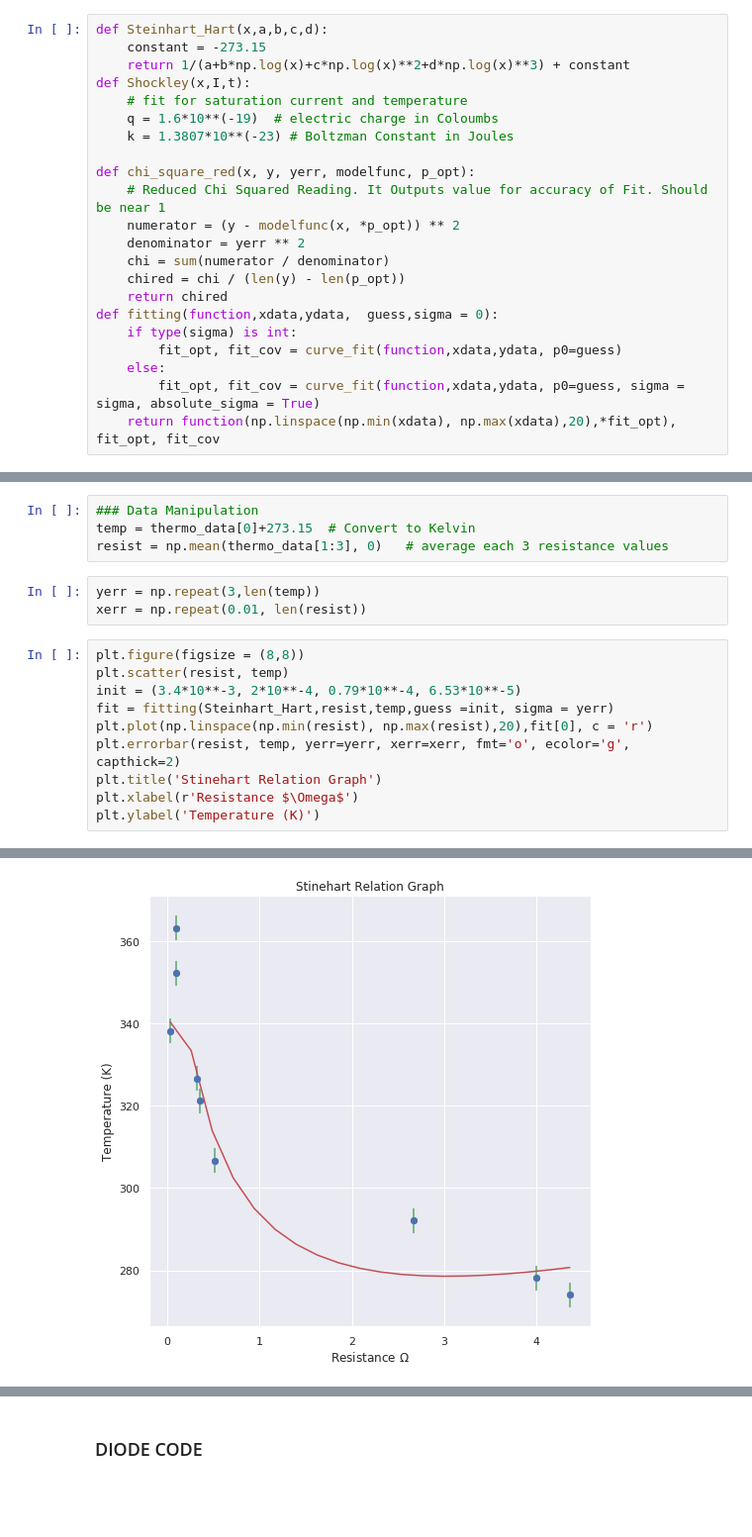
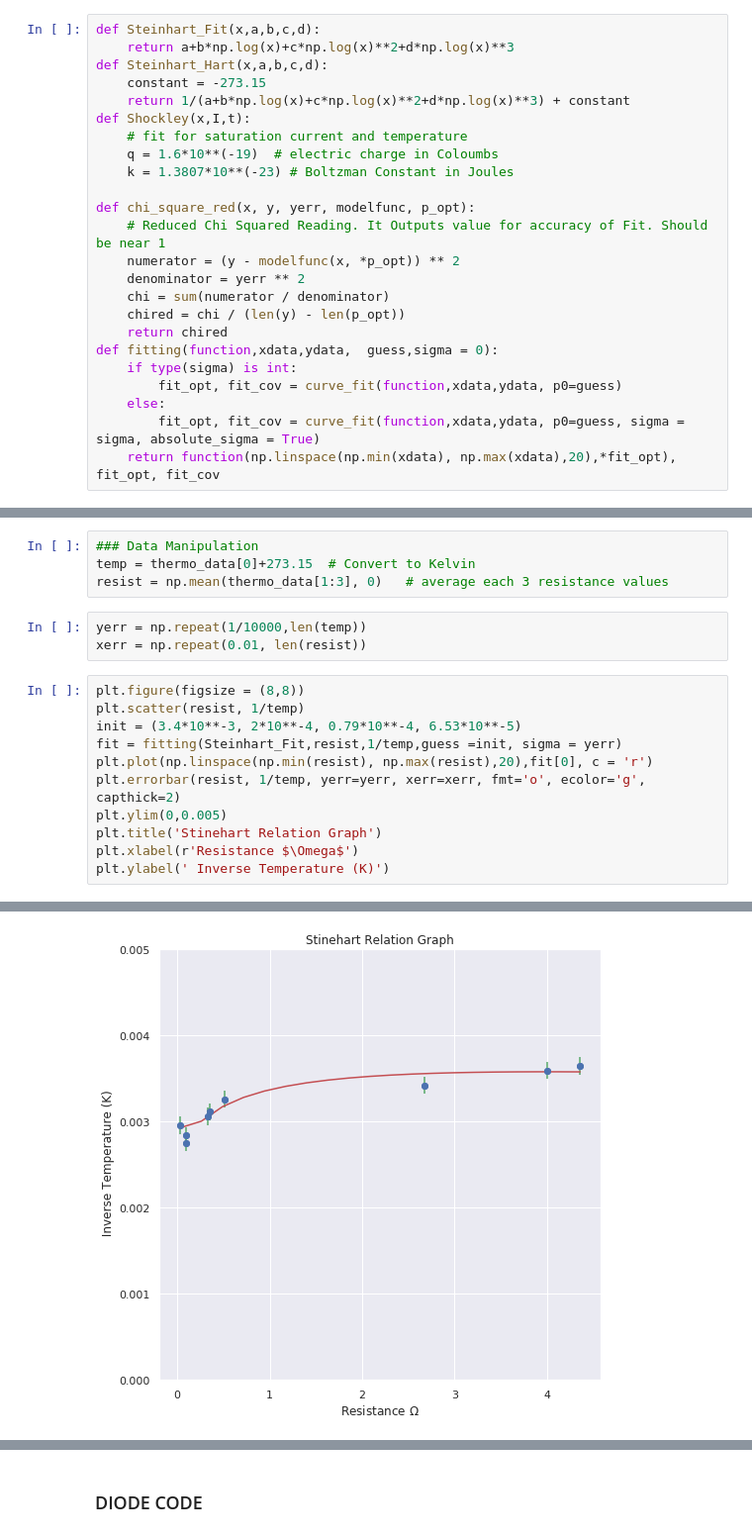
Before and after one commit to lessconfused/PHY324, a Jupyter notebook: Thermistor_Diode.ipynb, the cells around one changed output, grey strips where cells are left out. Shown: that part at 99% size. Saved outputs shown, nothing was run; the diff lists cells and outputs as text; blank space fills up the shorter version.

```diff
--- a/Thermistor_Diode.ipynb
+++ b/Thermistor_Diode.ipynb
@@ -6,6 +6,8 @@ from scipy.optimize import curve_fit
 import seaborn as sns
 sns.set()
 # %%
+def Steinhart_Fit(x,a,b,c,d):
+    return a+b*np.log(x)+c*np.log(x)**2+d*np.log(x)**3
 def Steinhart_Hart(x,a,b,c,d):
     constant = -273.15
     return 1/(a+b*np.log(x)+c*np.log(x)**2+d*np.log(x)**3) + constant
@@ -35,16 +37,17 @@ thermo_data = np.loadtxt('thermistor.csv', delimiter=',', usecols=(0,1,2,3), unp
 temp = thermo_data[0]+273.15  # Convert to Kelvin
 resist = np.mean(thermo_data[1:3], 0)   # average each 3 resistance values
 # %%
-yerr = np.repeat(3,len(temp))
+yerr = np.repeat(1/10000,len(temp))
 xerr = np.repeat(0.01, len(resist))
 # %%
 plt.figure(figsize = (8,8))
-plt.scatter(resist, temp)
+plt.scatter(resist, 1/temp)
 init = (3.4*10**-3, 2*10**-4, 0.79*10**-4, 6.53*10**-5)
-fit = fitting(Steinhart_Hart,resist,temp,guess =init, sigma = yerr)
+fit = fitting(Steinhart_Fit,resist,1/temp,guess =init, sigma = yerr)
 plt.plot(np.linspace(np.min(resist), np.max(resist),20),fit[0], c = 'r')
-plt.errorbar(resist, temp, yerr=yerr, xerr=xerr, fmt='o', ecolor='g', capthick=2)
+plt.errorbar(resist, 1/temp, yerr=yerr, xerr=xerr, fmt='o', ecolor='g', capthick=2)
+plt.ylim(0,0.005)
 plt.title('Stinehart Relation Graph')
 plt.xlabel(r'Resistance $\Omega$')
-plt.ylabel('Temperature (K)')
+plt.ylabel(' Inverse Temperature (K)')
 # %% [output]
@@ -51,4 +55,4 @@ plt.ylabel('Temperature (K)')
-[figure, old version]
+[figure, new version]
 # %%
 perr = np.sqrt(np.diag(fit[2]))
 print('Coefficents ', fit[1] )
```
Also changed, not shown: parts of 3 cells of this notebook.
